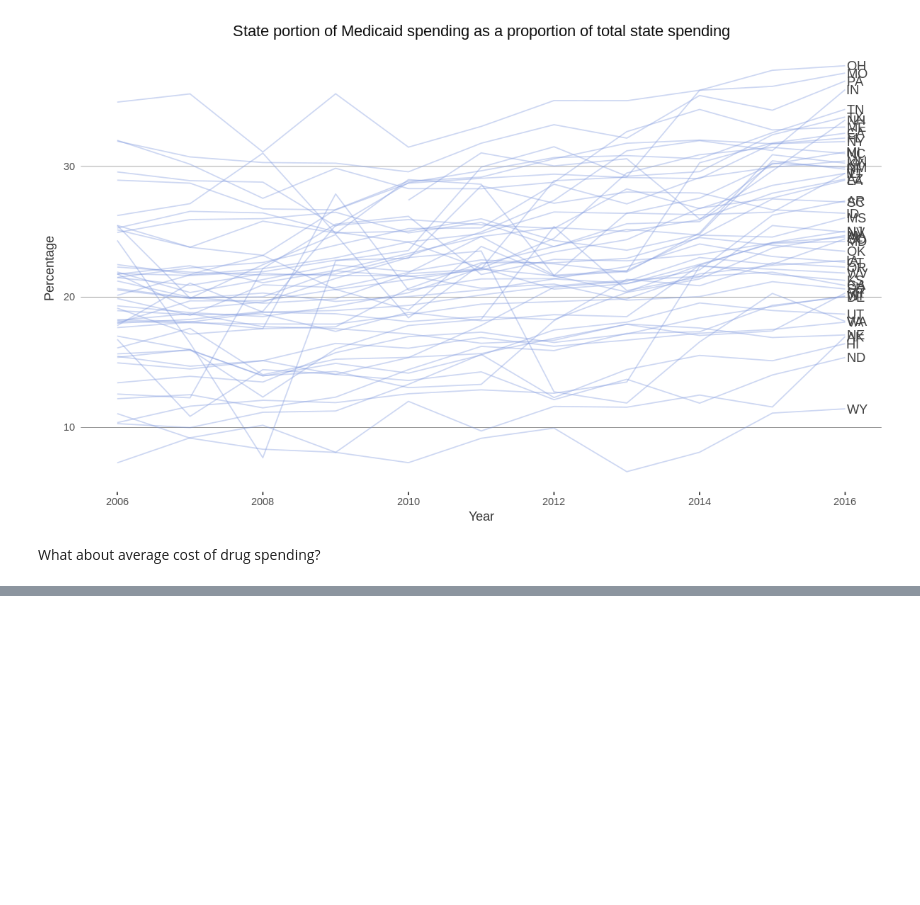
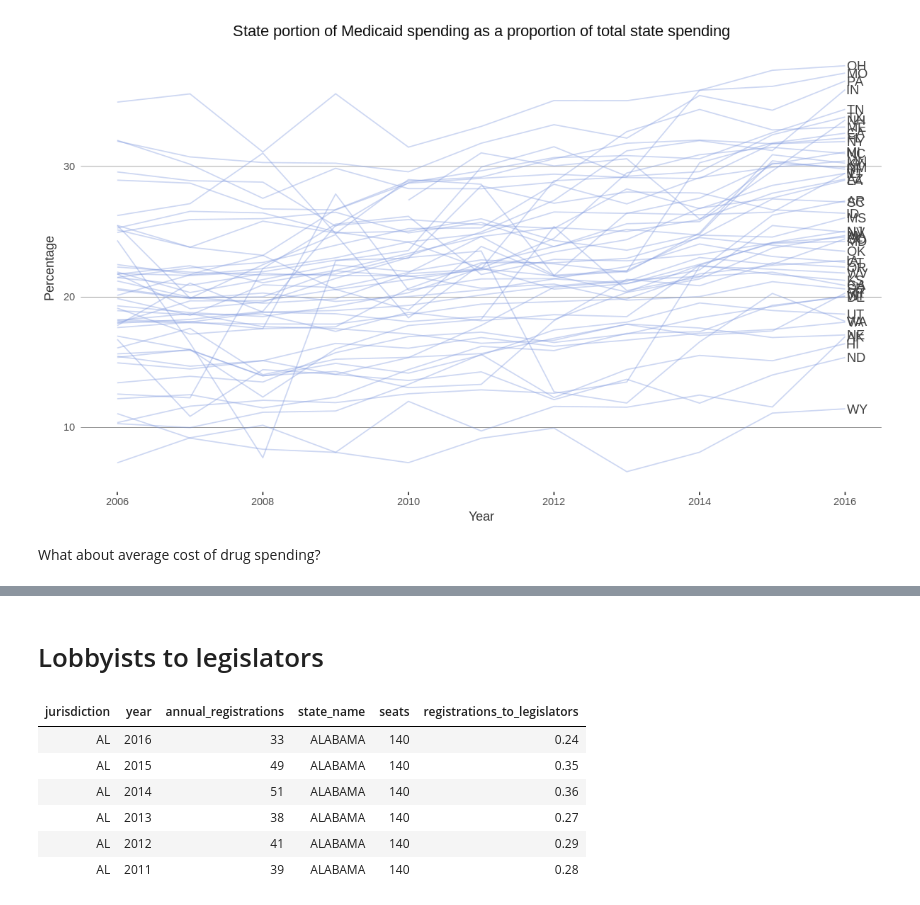
Before and after one commit to PublicI/medicaid-graphic, a Jupyter notebook: graphic.ipynb, the cells around one changed output, grey strips where cells are left out. Cells and saved outputs as stored; diff of their text form; code cells hidden in the pictures; blank space fills up the shorter version.

```diff
--- a/graphic.ipynb
+++ b/graphic.ipynb
@@ -178,0 +171,2 @@ temp$avg_drug_spending/1000000
+# %% [markdown]
+# Lobbyists to legislators
@@ -178,0 +179,10 @@ temp$avg_drug_spending/1000000
+# %%
+head(df)
+# %% [output]
+| jurisdiction | year | annual_registrations | state_name | seats | registrations_to_legislators |
+| AL | 2016 | 33 | ALABAMA | 140 | 0.24 |
+| AL | 2015 | 49 | ALABAMA | 140 | 0.35 |
+| AL | 2014 | 51 | ALABAMA | 140 | 0.36 |
+| AL | 2013 | 38 | ALABAMA | 140 | 0.27 |
+| AL | 2012 | 41 | ALABAMA | 140 | 0.29 |
+| AL | 2011 | 39 | ALABAMA | 140 | 0.28 |
```
Also changed, not shown: parts of 15 cells of this notebook, 4 other files.
